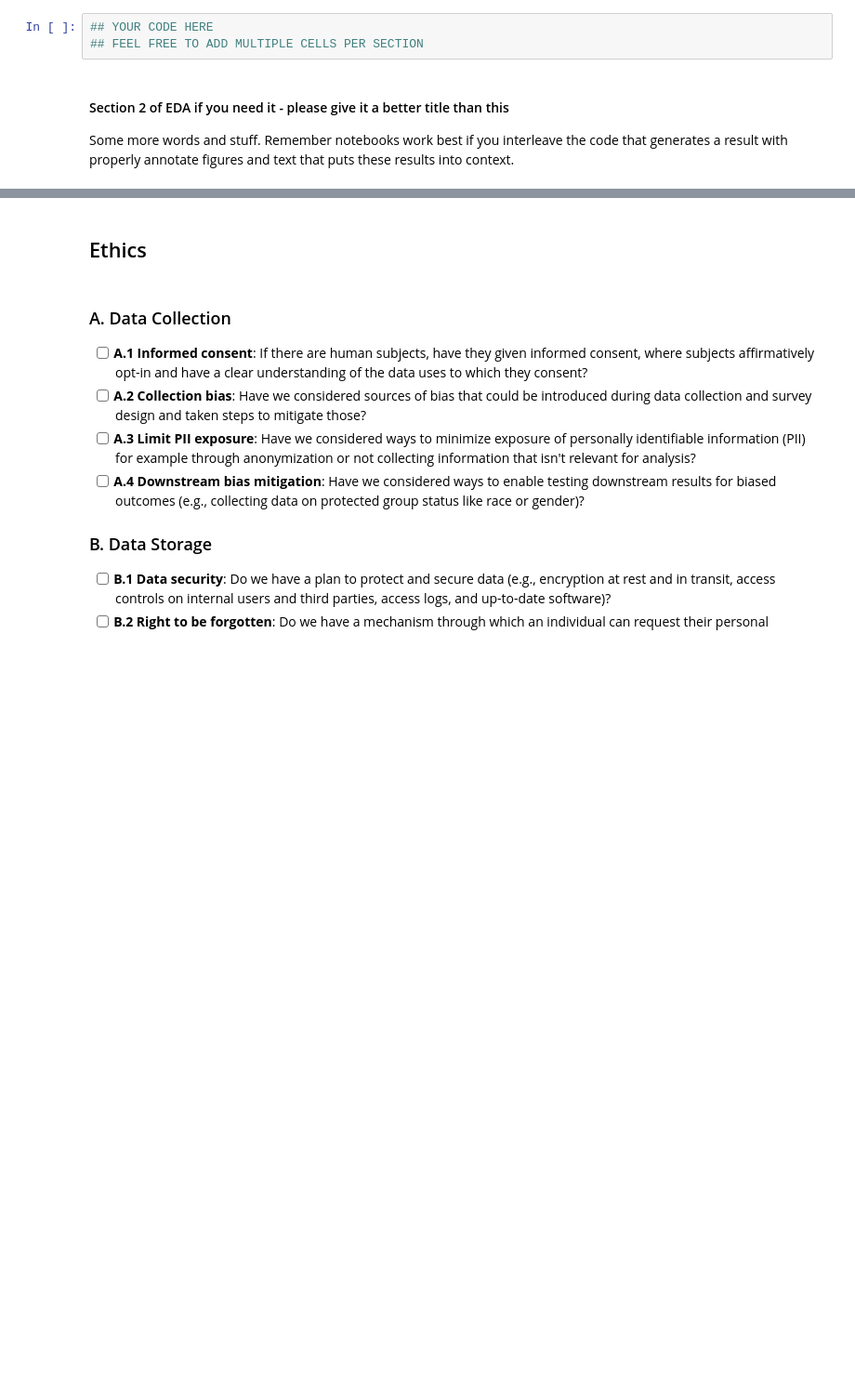
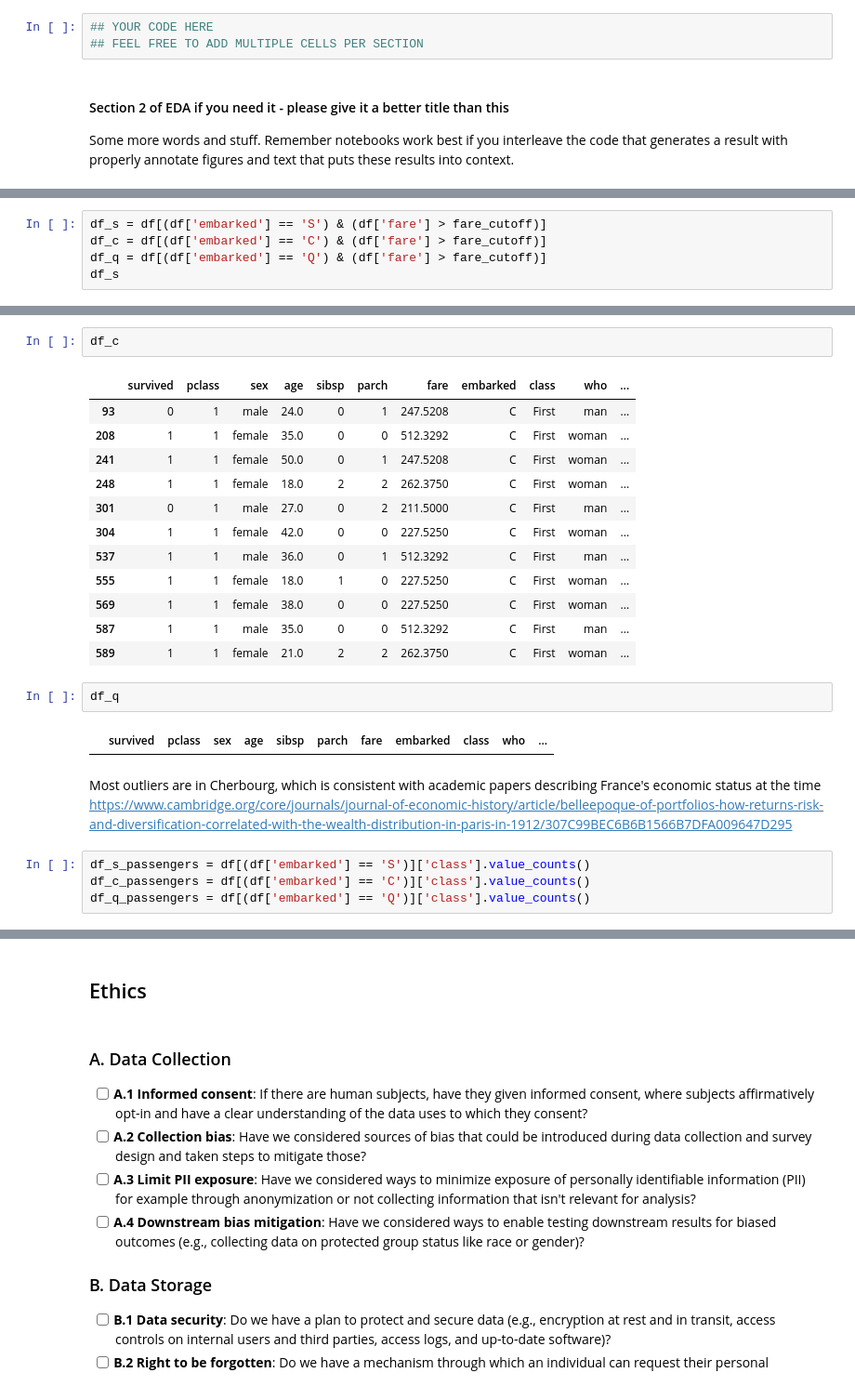
Before and after one commit to COGS108/Group036_WI26, a Jupyter notebook: 02-EDACheckpoint.ipynb, the cells around one changed output, grey strips where cells are left out. Shown at 93% size. Saved outputs shown, nothing was run; the diff lists cells and outputs as text; blank space fills up the shorter version.

```diff
--- a/02-EDACheckpoint.ipynb
+++ b/02-EDACheckpoint.ipynb
@@ -254,0 +318,5 @@ Some more words and stuff.  Remember notebooks work best if you interleave the c
+# %%
+df_s = df[(df['embarked'] == 'S') & (df['fare'] > fare_cutoff)]
+df_c = df[(df['embarked'] == 'C') & (df['fare'] > fare_cutoff)]
+df_q = df[(df['embarked'] == 'Q') & (df['fare'] > fare_cutoff)]
+df_s
@@ -254,0 +332,26 @@ Some more words and stuff.  Remember notebooks work best if you interleave the c
+# %%
+df_c
+# %% [output]
+|  | survived | pclass | sex | age | sibsp | parch | fare | embarked | class | who | ... |
+| 93 | 0 | 1 | male | 24.0 | 0 | 1 | 247.5208 | C | First | man | ... |
+| 208 | 1 | 1 | female | 35.0 | 0 | 0 | 512.3292 | C | First | woman | ... |
+| 241 | 1 | 1 | female | 50.0 | 0 | 1 | 247.5208 | C | First | woman | ... |
+| 248 | 1 | 1 | female | 18.0 | 2 | 2 | 262.3750 | C | First | woman | ... |
+| 301 | 0 | 1 | male | 27.0 | 0 | 2 | 211.5000 | C | First | man | ... |
+| 304 | 1 | 1 | female | 42.0 | 0 | 0 | 227.5250 | C | First | woman | ... |
+| 537 | 1 | 1 | male | 36.0 | 0 | 1 | 512.3292 | C | First | man | ... |
+| 555 | 1 | 1 | female | 18.0 | 1 | 0 | 227.5250 | C | First | woman | ... |
+| 569 | 1 | 1 | female | 38.0 | 0 | 0 | 227.5250 | C | First | woman | ... |
+| 587 | 1 | 1 | male | 35.0 | 0 | 0 | 512.3292 | C | First | man | ... |
+| 589 | 1 | 1 | female | 21.0 | 2 | 2 | 262.3750 | C | First | woman | ... |
+# %%
+df_q
+# %% [output]
+|  | survived | pclass | sex | age | sibsp | parch | fare | embarked | class | who | ... |
+# %% [markdown]
+Most outliers are in Cherbourg, which is consistent with academic papers describing France's economic status at the time
+https://www.cambridge.org/core/journals/journal-of-economic-history/article/belleepoque-of-portfolios-how-returns-risk-and-diversification-correlated-with-the-wealth-distribution-in-paris-in-1912/307C99BEC6B6B1566B7DFA009647D295
+# %%
+df_s_passengers = df[(df['embarked'] == 'S')]['class'].value_counts()
+df_c_passengers = df[(df['embarked'] == 'C')]['class'].value_counts()
+df_q_passengers = df[(df['embarked'] == 'Q')]['class'].value_counts()
```
Also changed, not shown: parts of 18 cells of this notebook.
